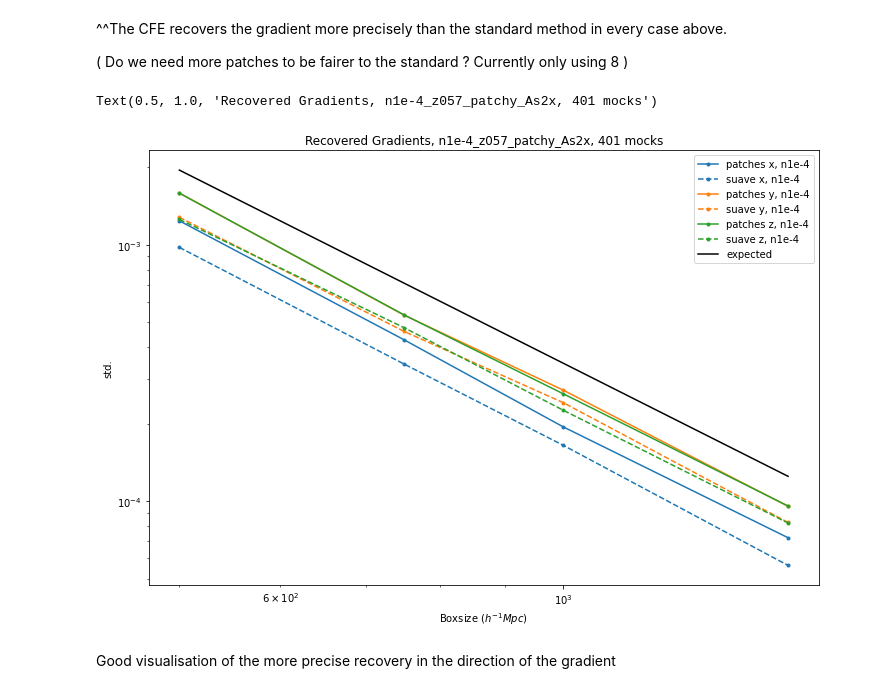
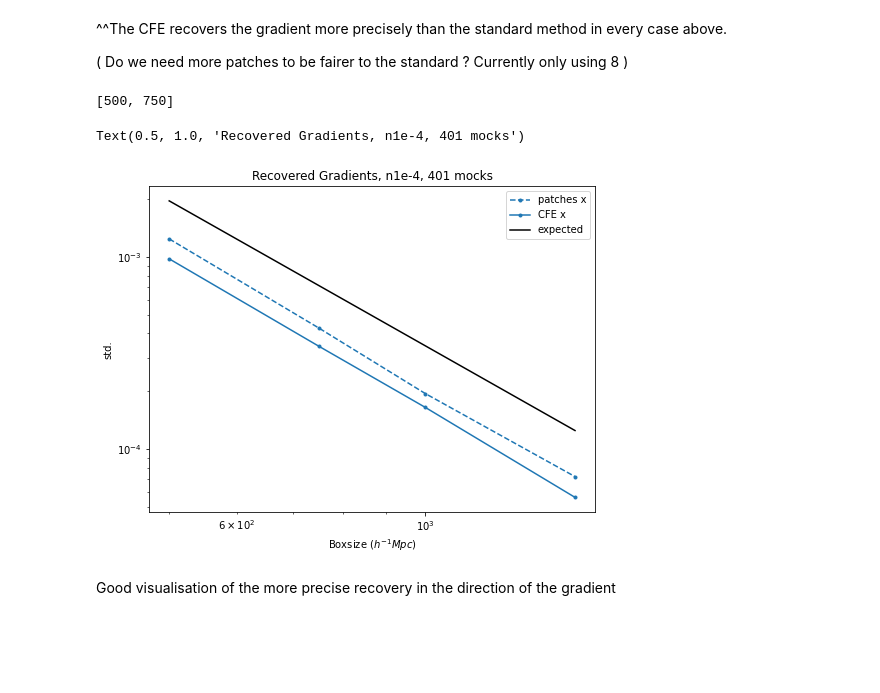
Before and after one commit to abbyw24/CFE_gradients, a Jupyter notebook: notebooks/new_precision_check.ipynb, the cells around one changed output. Saved outputs shown, nothing was run; the diff lists cells and outputs as text; code cells hidden in the pictures; blank space fills up the shorter version.

```diff
--- a/notebooks/new_precision_check.ipynb
+++ b/notebooks/new_precision_check.ipynb
@@ -496,31 +496,35 @@ for L in range(len(Ls)):
 ^^The CFE recovers the gradient more precisely than the standard method in every case above.
 
 ( Do we need more patches to be fairer to the standard ? Currently only using 8 )
+# %%
+Ls
+# %% [output]
+[500, 750]
 # %%
-fig, ax = plt.subplots(figsize=(12,8))
+fig, ax = plt.subplots(figsize=(8,6))
 
 comps = ['x', 'y', 'z']
 Cs = ['C0', 'C1', 'C2']
 
-for i in range(3):
-    ax.plot(Ls, stds_grads_rec_n1e4_p[:,i], marker='.', color=Cs[i], label=f'patches {comps[i]}, n1e-4')
-    ax.plot(Ls, stds_grads_rec_n1e4_s[:,i], marker='.', color=Cs[i], ls='dashed', label=f'suave {comps[i]}, n1e-4')
+for i in range(1):
+    ax.plot(Ls, stds_grads_rec_n1e4_p[:,i], marker='.', color=Cs[i], ls='dashed', label=f'patches {comps[i]}')
+    ax.plot(Ls, stds_grads_rec_n1e4_s[:,i], marker='.', color=Cs[i], label=f'CFE {comps[i]}')
 
 # scaling lines
 x = np.linspace(min(Ls), max(Ls), 2)
 ax.plot(Ls_cont, 10**-.9*scalings_L, color='k', label='expected')
 # ax.plot(x, (10**1.5)*x**(-1), color='k', ls='dotted', label=f'x^(-1)')
 
 # ax.set_ylim(-0.001,0.02)
 ax.set_xscale('log')
 ax.set_yscale('log')
 ax.set_xlabel('Boxsize ($h^{-1}Mpc$)')
 ax.set_ylabel('std.')
 ax.legend()
-ax.set_title('Recovered Gradients, n1e-4_z057_patchy_As2x, 401 mocks')
+ax.set_title('Recovered Gradients, n1e-4, 401 mocks')
 # %% [output]
-Text(0.5, 1.0, 'Recovered Gradients, n1e-4_z057_patchy_As2x, 401 mocks')
+Text(0.5, 1.0, 'Recovered Gradients, n1e-4, 401 mocks')
-[figure, old version]
+[figure, new version]
 # %% [markdown]
 Good visualisation of the more precise recovery in the direction of the gradient
 # %% [markdown]
```
Also changed, not shown: parts of 2 cells of this notebook, 3 other files.
